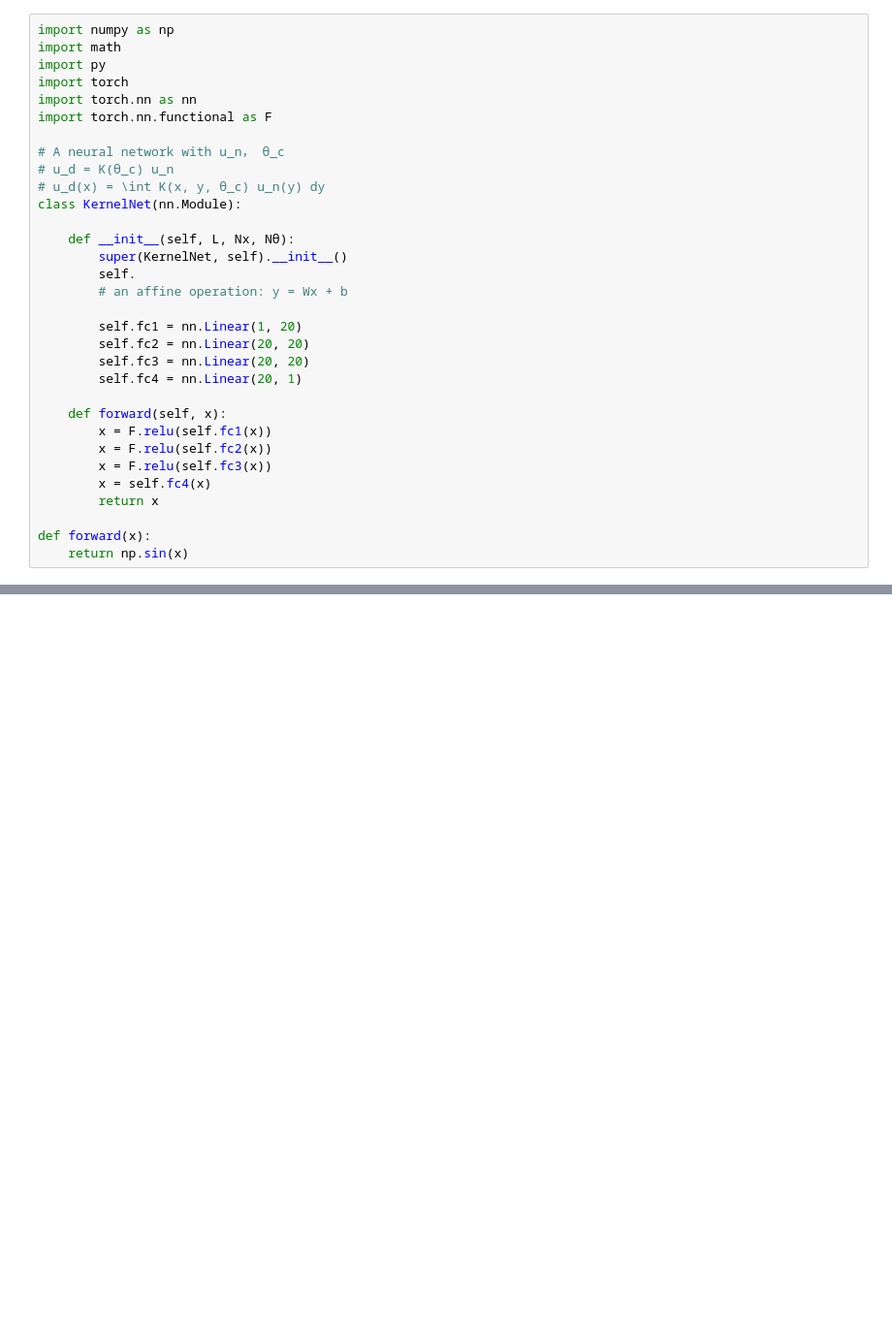
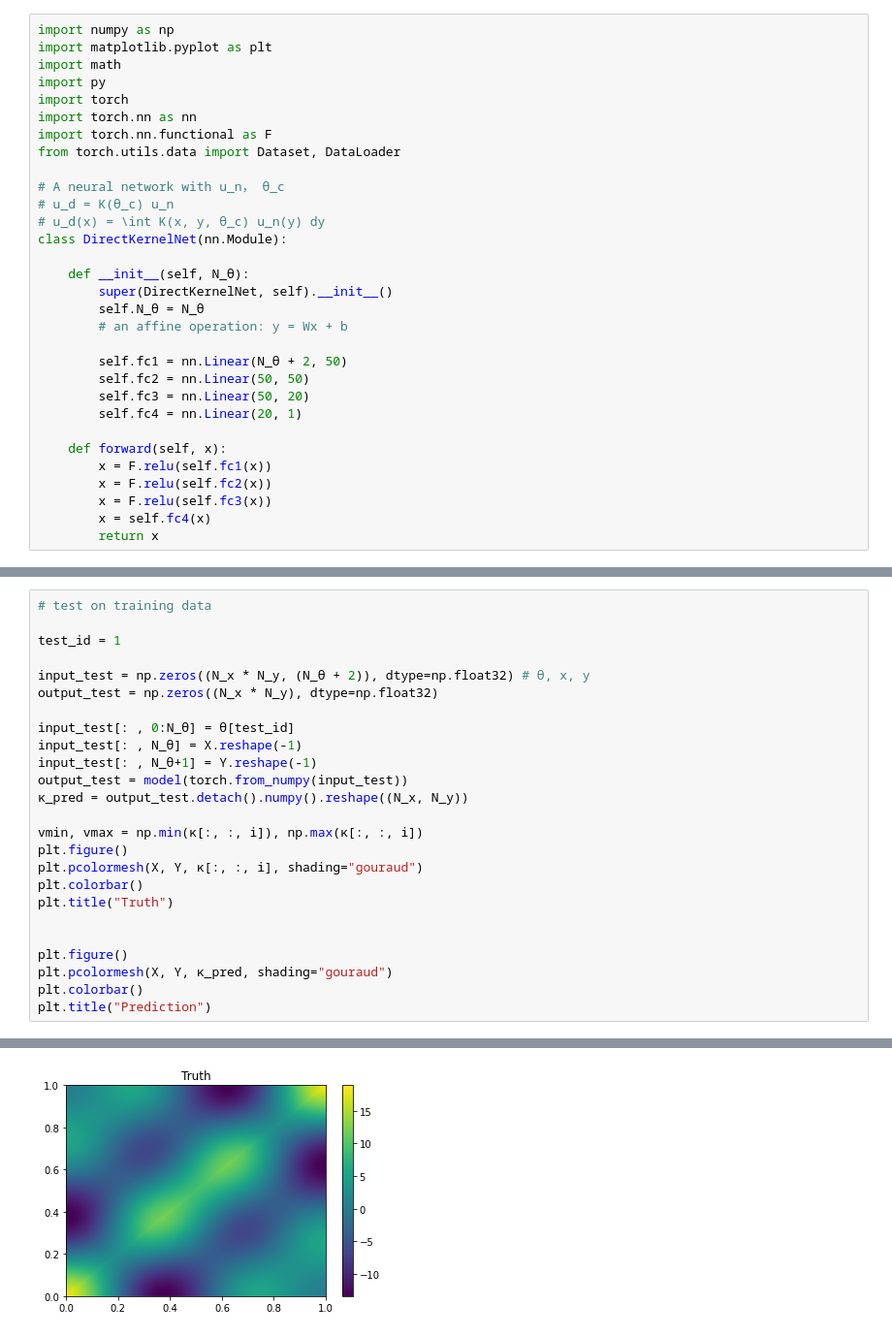
Before and after one commit to Zhengyu-Huang/Operator-Learning, a Jupyter notebook: nn/Box_N2D_nn_Train.ipynb, the cells around one changed output, grey strips where cells are left out. Shown at 97% size. Cells and saved outputs as stored; diff of their text form; blank space fills up the shorter version.

Commit message:
update train

```diff
--- a/nn/Box_N2D_nn_Train.ipynb
+++ b/nn/Box_N2D_nn_Train.ipynb
@@ -1,24 +1,26 @@
 # %%
 import numpy as np
+import matplotlib.pyplot as plt
 import math
 import py
 import torch
 import torch.nn as nn
 import torch.nn.functional as F
+from torch.utils.data import Dataset, DataLoader
 
 # A neural network with u_n， θ_c
 # u_d = K(θ_c) u_n
 # u_d(x) = \int K(x, y, θ_c) u_n(y) dy
-class KernelNet(nn.Module):
+class DirectKernelNet(nn.Module):
 
-    def __init__(self, L, Nx, Nθ):
-        super(KernelNet, self).__init__()
-        self.
+    def __init__(self, N_θ):
+        super(DirectKernelNet, self).__init__()
+        self.N_θ = N_θ
         # an affine operation: y = Wx + b
 
-        self.fc1 = nn.Linear(1, 20)
-        self.fc2 = nn.Linear(20, 20)
-        self.fc3 = nn.Linear(20, 20)
+        self.fc1 = nn.Linear(N_θ + 2, 50)
+        self.fc2 = nn.Linear(50, 50)
+        self.fc3 = nn.Linear(50, 20)
         self.fc4 = nn.Linear(20, 1)
 
     def forward(self, x):
@@ -27,6 +29,3 @@ class KernelNet(nn.Module):
         x = F.relu(self.fc3(x))
         x = self.fc4(x)
         return x
-
-def forward(x):
-    return np.sin(x)
@@ -96,0 +144,26 @@ for t in range(20000):
+# %%
+# test on training data
+
+test_id = 1
+
+input_test = np.zeros((N_x * N_y, (N_θ + 2)), dtype=np.float32) # θ, x, y
+output_test = np.zeros((N_x * N_y), dtype=np.float32)
+
+input_test[: , 0:N_θ] = θ[test_id]
+input_test[: , N_θ] = X.reshape(-1)
+input_test[: , N_θ+1] = Y.reshape(-1)
+output_test = model(torch.from_numpy(input_test))
+κ_pred = output_test.detach().numpy().reshape((N_x, N_y))
+
+vmin, vmax = np.min(κ[:, :, i]), np.max(κ[:, :, i])
+plt.figure()
+plt.pcolormesh(X, Y, κ[:, :, i], shading="gouraud")
+plt.colorbar()
+plt.title("Truth")
+
+
+plt.figure()
+plt.pcolormesh(X, Y, κ_pred, shading="gouraud")
+plt.colorbar()
+plt.title("Prediction")
+# %% [output]
@@ -96,0 +171 @@ for t in range(20000):
+[figure, added]
```
Also changed, not shown: parts of 8 cells of this notebook, 1 other file.
